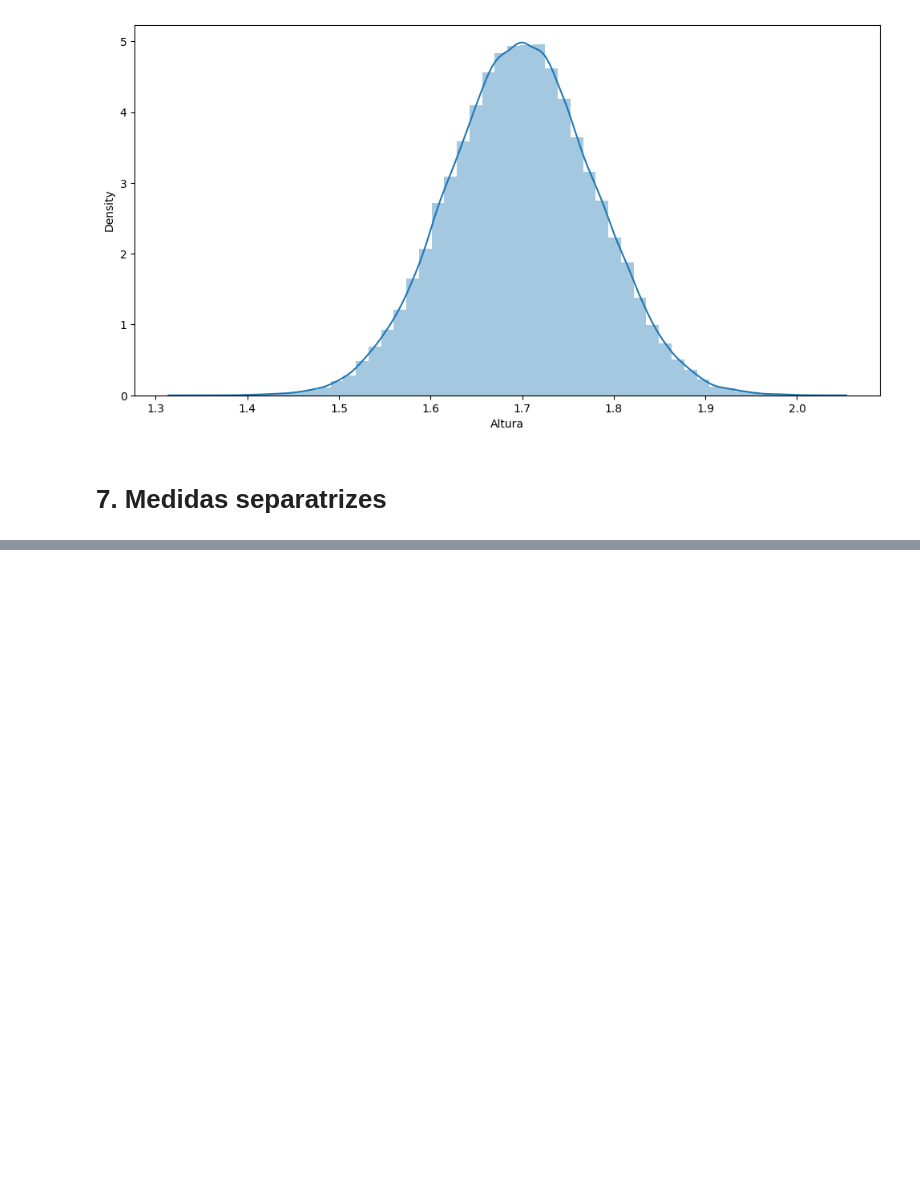
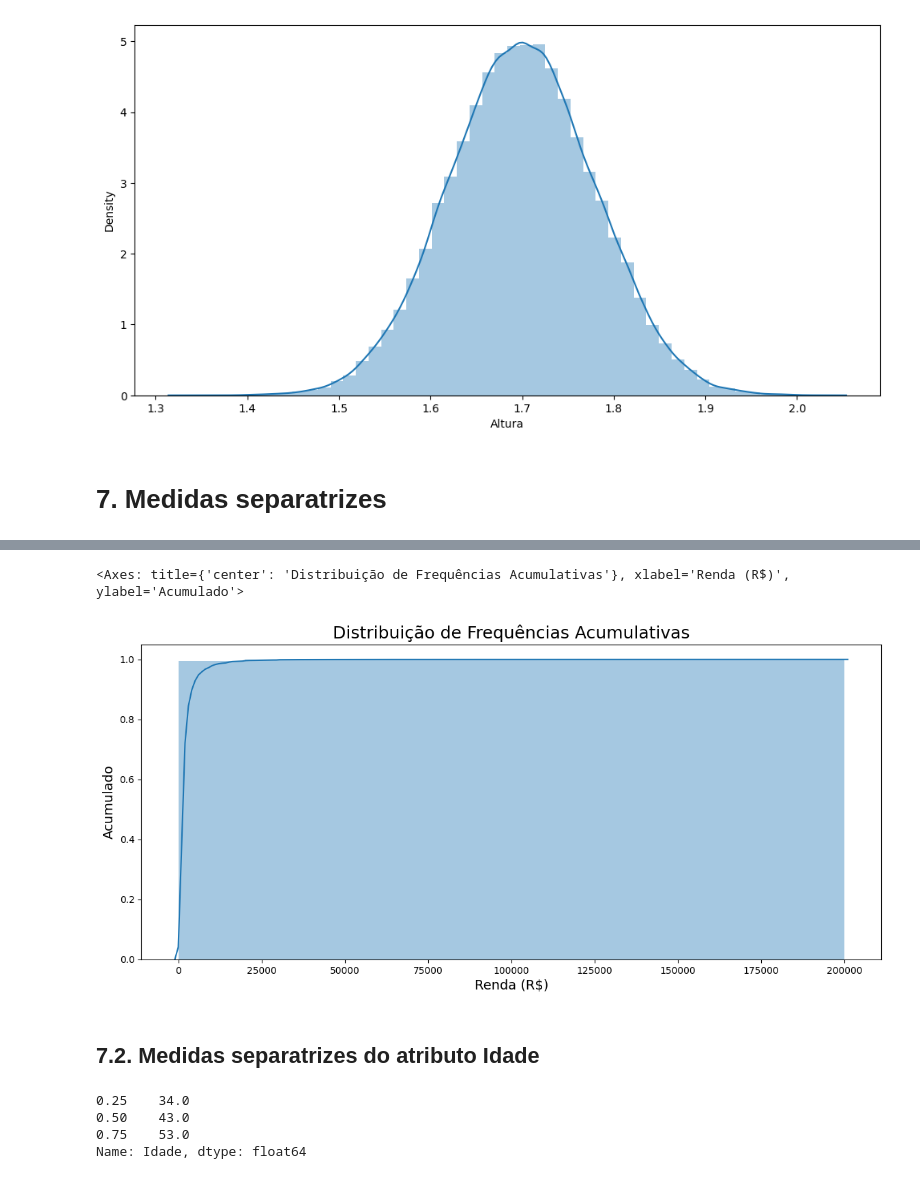
Before and after one commit to acostac94/mypythonportfolio, a Jupyter notebook: Descriptive_Statistics_with_Python.ipynb, the cells around one changed output, grey strips where cells are left out. Drawn from its saved outputs; the diff is of its cells as text; code cells hidden in the pictures; blank space fills up the shorter version.

```diff
--- a/Descriptive_Statistics_with_Python.ipynb
+++ b/Descriptive_Statistics_with_Python.ipynb
@@ -1123,0 +1193,32 @@ ax
+# %%
+# Representando graficamente os quantis de Renda
+ax = sns.distplot(
+    dados.Renda,
+    bins = 10,
+    hist_kws = {'cumulative': True},
+    kde_kws = {'cumulative': True}
+    )
+ax.figure.set_size_inches(14, 6)
+
+ax.set_title('Distribuição de Frequências Acumulativas', fontsize=18)
+ax.set_ylabel('Acumulado', fontsize=14)
+ax.set_xlabel('Renda (R$)', fontsize=14)
+ax
+# %% [output]
+<Axes: title={'center': 'Distribuição de Frequências Acumulativas'}, xlabel='Renda (R$)', ylabel='Acumulado'>
+[figure, added]
+# %% [markdown]
+## 7.2. Medidas separatrizes do atributo Idade
+# %%
+# Os Quartis separam os atributos em classes de 25% das amostras
+
+dados.Idade.quantile(
+    [0.25,
+     0.5,
+     0.75]
+    )
+# %% [output]
+0.25    34.0
+0.50    43.0
+0.75    53.0
+Name: Idade, dtype: float64
```
Also changed, not shown: parts of 26 cells of this notebook.
